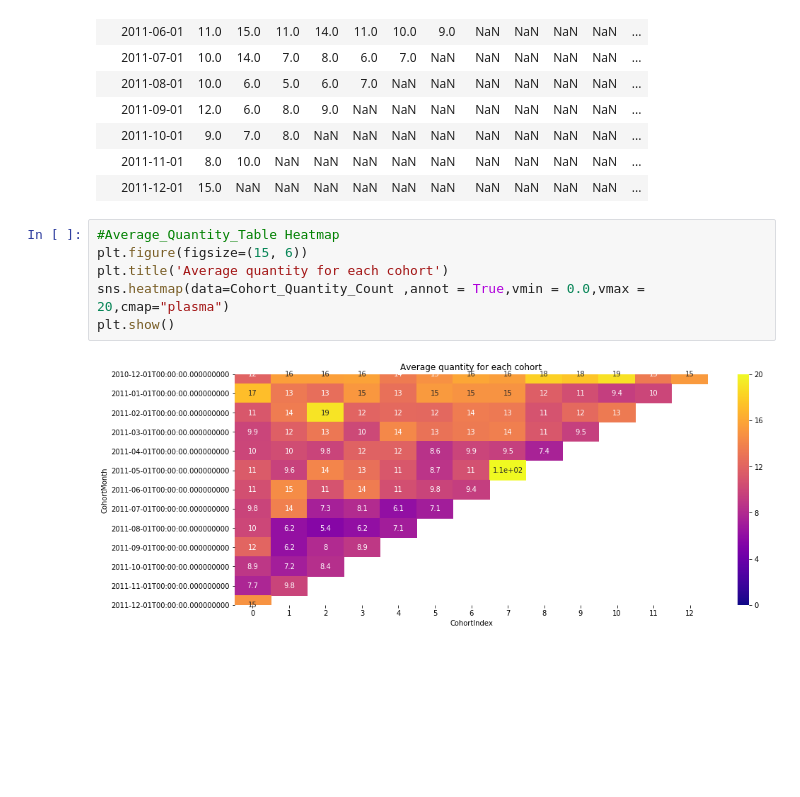
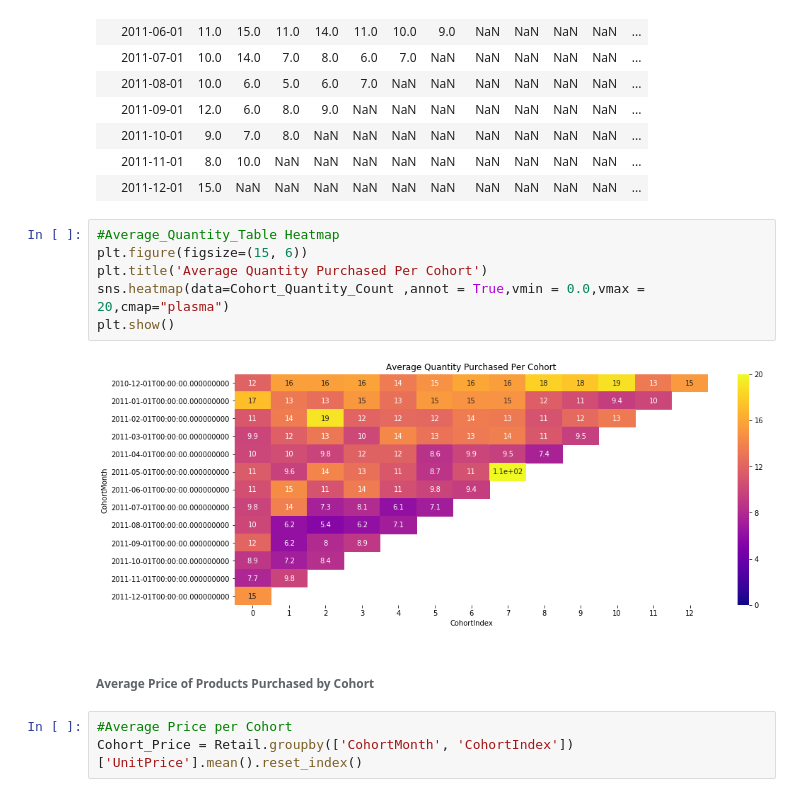
Before and after one commit to nikitamaloo/Cohort-Based-Retention-Rate-Analysis, a Jupyter notebook: Purchase Data - Cohort Based Retention Rate Analysis.ipynb, the cells around one changed output. Saved outputs shown, nothing was run; the diff lists cells and outputs as text; blank space fills up the shorter version.

```diff
--- a/Purchase Data - Cohort Based Retention Rate Analysis.ipynb
+++ b/Purchase Data - Cohort Based Retention Rate Analysis.ipynb
@@ -754,8 +756,13 @@ Cohort_Quantity_Count.round(0)
 # %%
 #Average_Quantity_Table Heatmap
 plt.figure(figsize=(15, 6))
-plt.title('Average quantity for each cohort')
+plt.title('Average Quantity Purchased Per Cohort')
 sns.heatmap(data=Cohort_Quantity_Count ,annot = True,vmin = 0.0,vmax = 20,cmap="plasma")
 plt.show()
 # %% [output]
-[figure, old version]
+[figure, new version]
+# %% [markdown]
+###### Average Price of Products Purchased by Cohort
+# %%
+#Average Price per Cohort
+Cohort_Price = Retail.groupby(['CohortMonth', 'CohortIndex'])['UnitPrice'].mean().reset_index()
```
Also changed, not shown: parts of 14 cells of this notebook.
